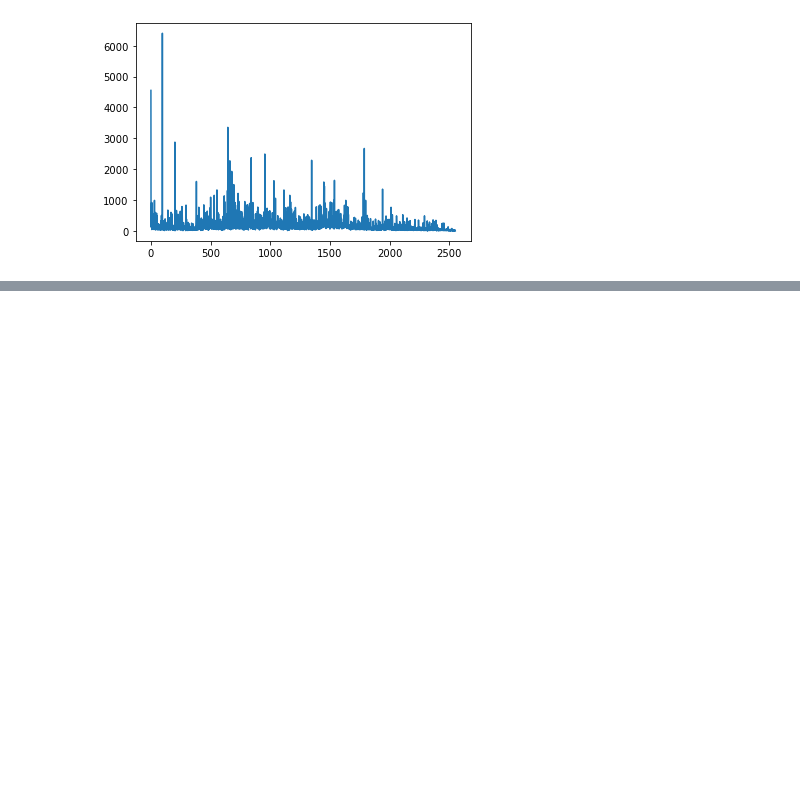
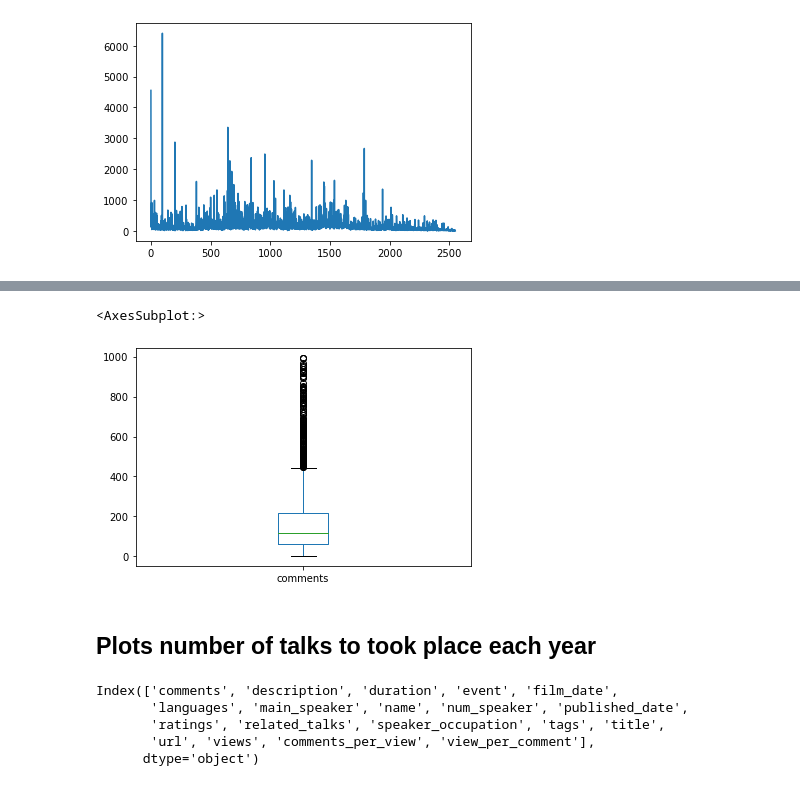
Before and after one commit to Peterstangolis/python_tutorials, a Jupyter notebook: Pandas_best_practices.ipynb, the cells around one changed output, grey strips where cells are left out. Saved outputs shown, nothing was run; the diff lists cells and outputs as text; code cells hidden in the pictures; blank space fills up the shorter version.

```diff
--- a/Pandas_best_practices.ipynb
+++ b/Pandas_best_practices.ipynb
@@ -16,0 +156,7 @@ ted.comments.plot()
+# %%
+ted[ted.comments < 1000].comments.plot(kind = 'box')
+# %% [output]
+<AxesSubplot:>
+[figure, added]
+# %% [markdown]
+## Plots number of talks to took place each year
@@ -16,0 +165,8 @@ ted.comments.plot()
+# %%
+ted.columns
+# %% [output]
+Index(['comments', 'description', 'duration', 'event', 'film_date',
+       'languages', 'main_speaker', 'name', 'num_speaker', 'published_date',
+       'ratings', 'related_talks', 'speaker_occupation', 'tags', 'title',
+       'url', 'views', 'comments_per_view', 'view_per_comment'],
+      dtype='object')
```
Also changed, not shown: parts of 24 cells of this notebook.
